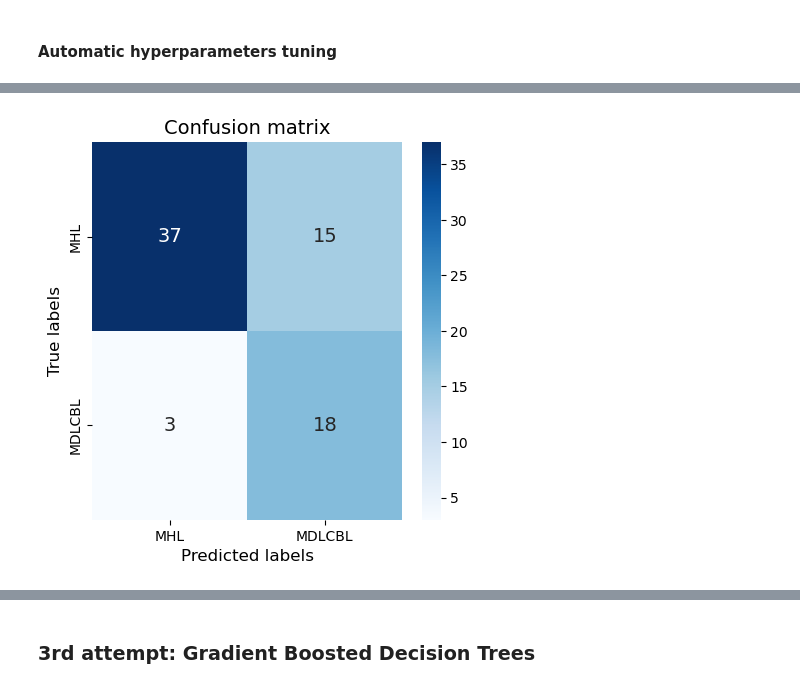
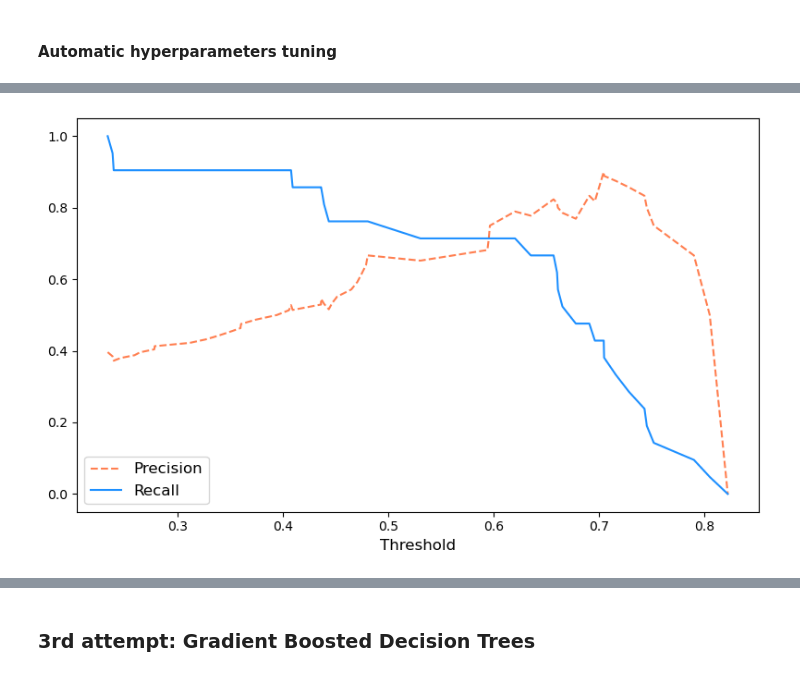
Before and after one commit to harel-coffee/mediastinal-lymphoma-classification-auto, a Jupyter notebook: 5_lymphoma_classification.ipynb, the cells around one changed output, grey strips where cells are left out. Saved outputs shown, nothing was run; the diff lists cells and outputs as text; code cells hidden in the pictures.

```diff
--- a/5_lymphoma_classification.ipynb
+++ b/5_lymphoma_classification.ipynb
@@ -12,6 +20,6 @@
 # %%
 OPTIMIZE = True
-LABELS = ["MHL", "MDLCBL", "MGZ"]
+LABELS = ["cHL", "PMBCL", "GZL"]
 # %% [markdown]
 ## Binary classification
 # %% [markdown]
@@ -298,5 +288,5 @@ if OPTIMIZE:
 
   logistic_scores = cross_val_predict ( clf_logistic, X_train, y_train, cv = 3, method = "predict_proba" )
 
-  plot_decision_boundary ( clf_logistic, X_train, y_train, labels = [LABELS[0], LABELS[1]], feature_names = X_cols, strategy = "recall" )
+  plot_decision_boundary ( clf_logistic, X_train, y_train, labels = [LABELS[0], LABELS[1]], feature_names = X_cols, strategy = "recall", fig_name = "log-reg-opt_boundaries" )
 # %% [output]
@@ -403,5 +393,5 @@ if OPTIMIZE:
 
   forest_scores = cross_val_predict ( clf_forest, X_train, y_train, cv = 3, method = "predict_proba" )
 
-  plot_decision_boundary ( clf_forest, X_train, y_train, labels = [LABELS[0], LABELS[1]], feature_names = X_cols, strategy = "recall" )
+  plot_decision_boundary ( clf_forest, X_train, y_train, labels = [LABELS[0], LABELS[1]], feature_names = X_cols, strategy = "recall", fig_name = "rnd-frs-opt_boundaries" )
 # %% [output]
@@ -409,5 +399,5 @@ if OPTIMIZE:
 # %%
-y_train_pred_85, _ = custom_predictions ( y_train, forest_scores, recall_score = 0.85 )
-_ = precision_recall_scores ( y_train, y_train_pred_85, labels = [LABELS[0], LABELS[1]], show_conf_matrix = True )
+y_train_pred_85, _ = custom_predictions ( y_train, forest_scores, recall_score = 0.85, show_curves = True, fig_name = "rnd-frs-opt_prec-rec-curves" )
+_ = precision_recall_scores ( y_train, y_train_pred_85, labels = [LABELS[0], LABELS[1]], show_conf_matrix = True, fig_name = "rnd-frs-opt_rec85" )
 # %% [output]
-[figure, old version]
+[figure, new version]
```
Also changed, not shown: parts of 42 cells of this notebook, 47 other files.
